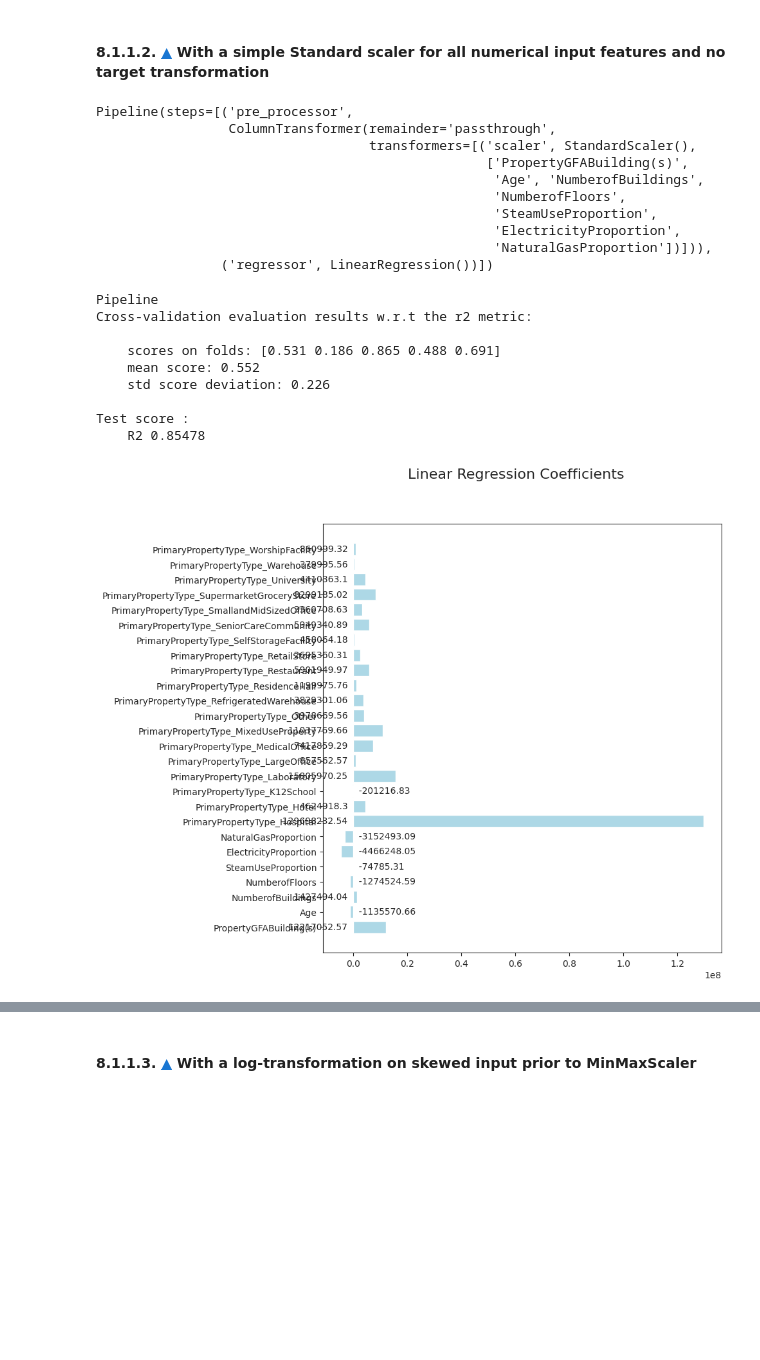
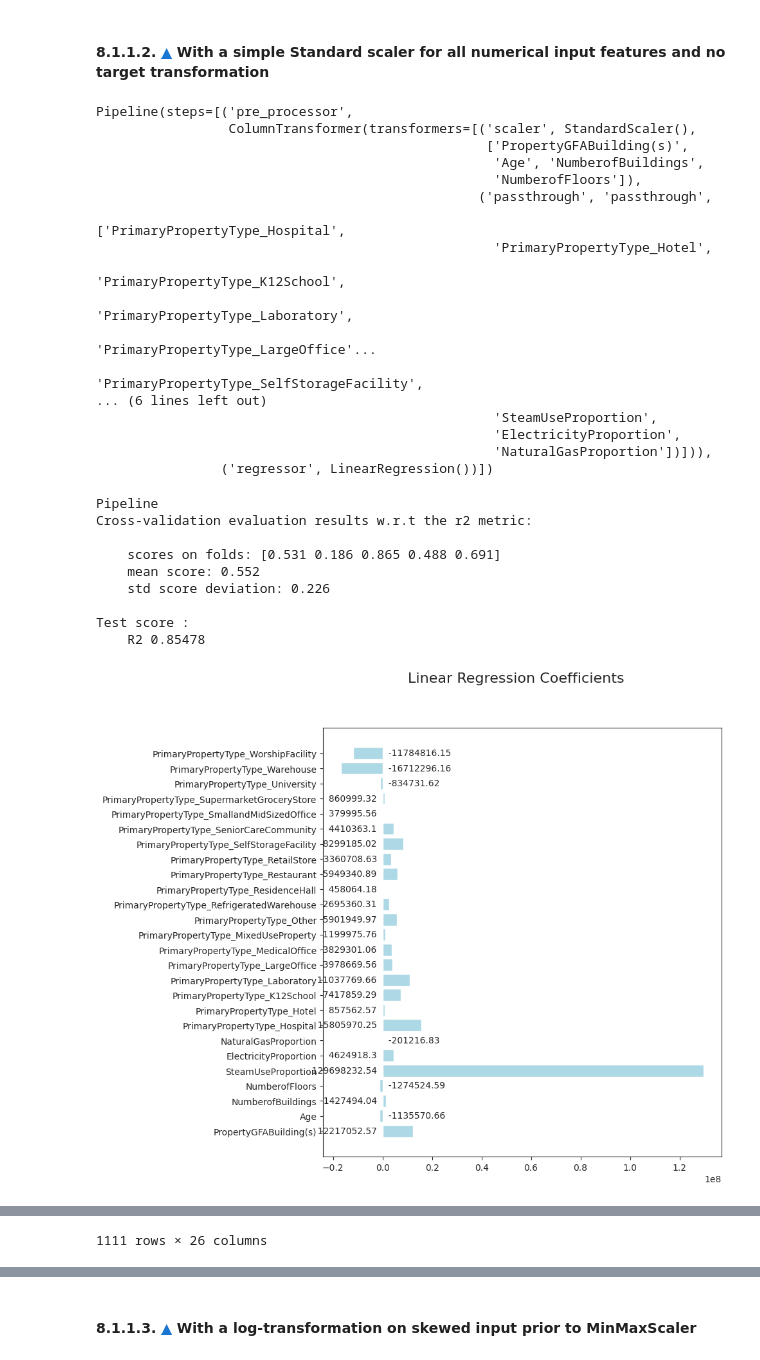
Before and after one commit to JulienfLeBoucher/OC_environmental_predictions, a Jupyter notebook: total_energy_predictions.ipynb, the cells around one changed output, grey strips where cells are left out. Drawn from its saved outputs; the diff is of its cells as text; code cells hidden in the pictures; blank space fills up the shorter version.

Commit message:
discovering a compatibility problem between FunctionTransformer and df.

```diff
--- a/total_energy_predictions.ipynb
+++ b/total_energy_predictions.ipynb
@@ -563,0 +602,33 @@ mixed_log_min_max_pre_processor = ColumnTransformer(
+# %%
+min_max_pre_processor = ColumnTransformer(
+    transformers=[
+        ("scaler", MinMaxScaler(feature_range=(0, 1)), num_fts),
+        ("passthrough", "passthrough", [*PPT_fts, *source_prop_fts])
+    ]
+)
+
+standard_pre_processor = ColumnTransformer(
+    transformers=[
+        ("scaler", StandardScaler(), num_fts),
+        ("passthrough", "passthrough", [*PPT_fts, *source_prop_fts])
+    ]
+)
+
+###
+log_transformer = FunctionTransformer(func=np.log1p, inverse_func=np.expm1)
+
+log_min_max_transformer = Pipeline(
+    [
+        ('log_transfomer', log_transformer),
+        ('min_max_scaler', MinMaxScaler())
+    ]
+)
+
+
+mixed_log_min_max_pre_processor = ColumnTransformer(
+    [
+        ("log_min_max", log_min_max_transformer, fts_to_log_transform),
+        ("min_max_scaler", MinMaxScaler(), ['Age']),
+        ("passthrough", "passthrough", PPT_fts)
+    ]
+)
@@ -623,34 +775,48 @@ pipe = Pipeline(
         ("regressor", LinearRegression()),
     ]
 )
 display(pipe)
 
 ds.CV_evaluation(
     pipe, X_train, y_train, scoring=metric.scoring_alias, seed=0
 )
 
+# fitting the model and printing its score on the test set
 pipe.fit(X_train, y_train)
 print("\nTest score :")
 ds.score(pipe, metric, X_test, y_test)
+
+# Observing the coefficients of the regression model
 ds.linearRegressionSummary(pipe["regressor"], X.columns)
+
+# displaying the inputs after the preprocessing stage
+pre_processed_inputs = pipe[:-1].transform(X_train)
+display(pre_processed_inputs)
 # %% [output]
 Pipeline(steps=[('pre_processor',
-                 ColumnTransformer(remainder='passthrough',
-                                   transformers=[('scaler', StandardScaler(),
+                 ColumnTransformer(transformers=[('scaler', StandardScaler(),
                                                   ['PropertyGFABuilding(s)',
                                                    'Age', 'NumberofBuildings',
-                                                   'NumberofFloors',
+                                                   'NumberofFloors']),
+                                                 ('passthrough', 'passthrough',
+                                                  ['PrimaryPropertyType_Hospital',
+                                                   'PrimaryPropertyType_Hotel',
+                                                   'PrimaryPropertyType_K12School',
+                                                   'PrimaryPropertyType_Laboratory',
+                                                   'PrimaryPropertyType_LargeOffice'...
+                                                   'PrimaryPropertyType_SelfStorageFacility',
+... (6 lines left out)
                                                    'SteamUseProportion',
                                                    'ElectricityProportion',
                                                    'NaturalGasProportion'])])),
                 ('regressor', LinearRegression())])
 Pipeline
 Cross-validation evaluation results w.r.t the r2 metric:
 
     scores on folds: [0.531 0.186 0.865 0.488 0.691]
     mean score: 0.552
     std score deviation: 0.226
 
 Test score :
     R2 0.85478
-[figure, old version]
+[figure, new version]
@@ -656,0 +836 @@ Test score :
+1111 rows × 26 columns
```
Also changed, not shown: parts of 26 cells of this notebook.
